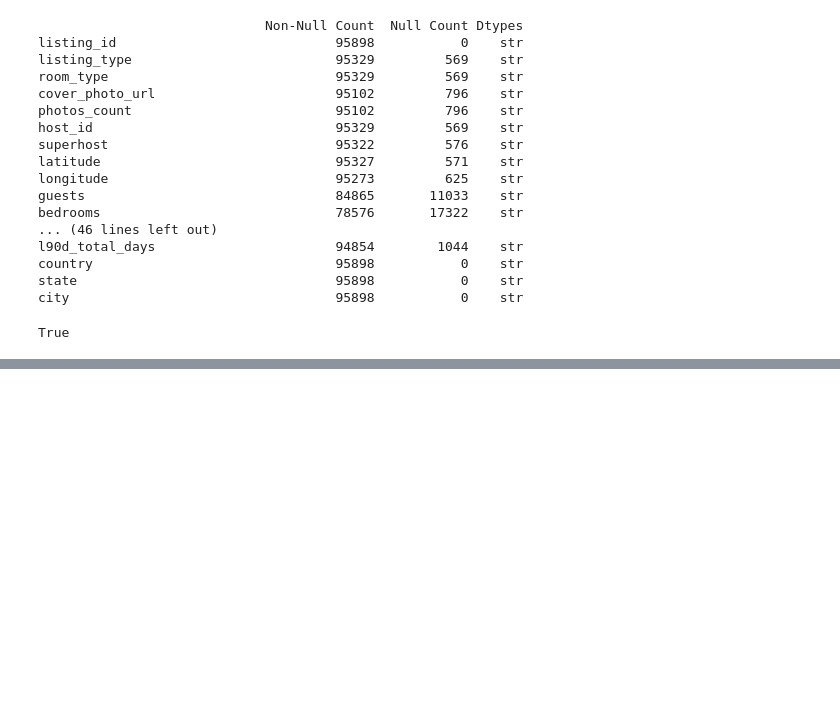
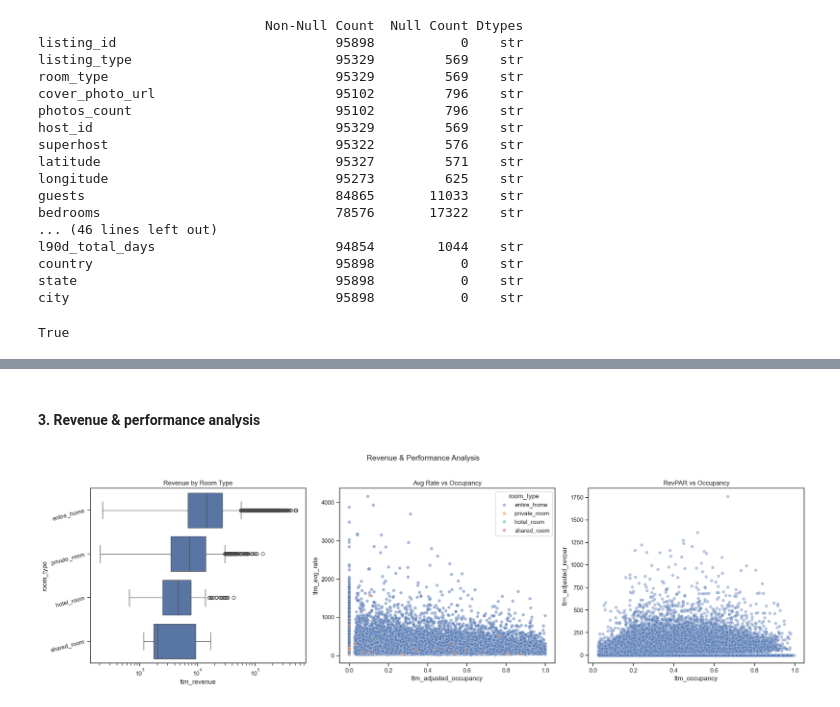
Before and after one commit to HenriquePRebolho/AirbnbDataMining, a Jupyter notebook: eda_etl/eda_etl.ipynb, the cells around one changed output, grey strips where cells are left out. Saved outputs shown, nothing was run; the diff lists cells and outputs as text; code cells hidden in the pictures; blank space fills up the shorter version.

```diff
--- a/eda_etl/eda_etl.ipynb
+++ b/eda_etl/eda_etl.ipynb
@@ -164,0 +369,26 @@ True
+# %% [markdown]
+#### 3. Revenue & performance analysis
+# %%
+fig, axes = plt.subplots(1, 3, figsize=(20, 6))
+
+# Revenue by room type
+sns.boxplot(data=df_clean, x="ttm_revenue", y="room_type", ax=axes[0])
+axes[0].set_xscale("log")
+axes[0].set_title("Revenue by Room Type")
+axes[0].tick_params(axis="y", rotation=15)
+
+# Occupancy vs avg rate
+sns.scatterplot(data=df_clean, x="ttm_adjusted_occupancy", y="ttm_avg_rate",
+                hue="room_type", alpha=0.5, ax=axes[1])
+axes[1].set_title("Avg Rate vs Occupancy")
+
+# RevPAR vs occupancy
+sns.scatterplot(data=df_clean, x="ttm_occupancy", y="ttm_adjusted_revpar",
+                alpha=0.4, ax=axes[2])
+axes[2].set_title("RevPAR vs Occupancy")
+
+plt.suptitle("Revenue & Performance Analysis", fontsize=14, y=1.02)
+plt.tight_layout()
+plt.show()
+# %% [output]
+[figure, added]
```
Also changed, not shown: parts of 34 cells of this notebook.
